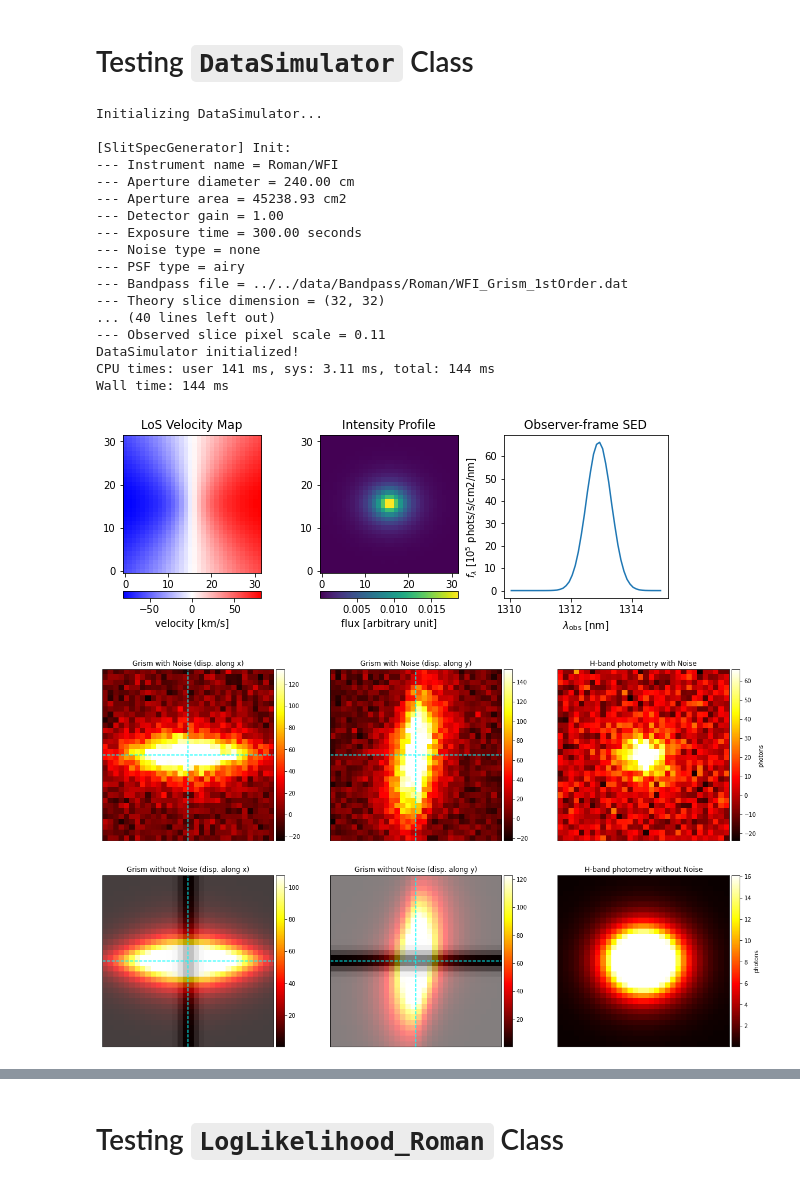
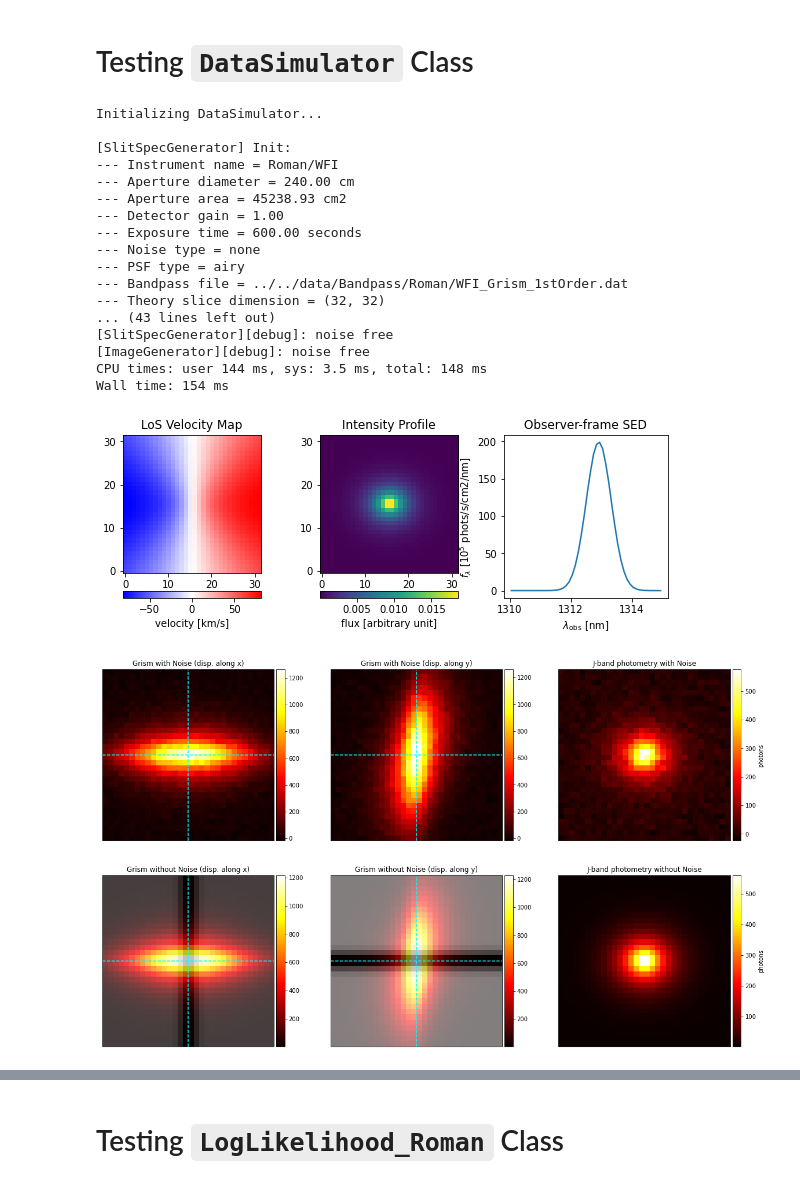
Before and after one commit to KinematicLensing/kl-tools, a Jupyter notebook: notebooks/dev/[module_test]GrismGenerator.ipynb, the cells around one changed output, grey strips where cells are left out. Saved outputs shown, nothing was run; the diff lists cells and outputs as text; code cells hidden in the pictures.

```diff
--- a/notebooks/dev/[module_test]GrismGenerator.ipynb
+++ b/notebooks/dev/[module_test]GrismGenerator.ipynb
@@ -82,7 +83,7 @@ pars_total = {
         # obs-frame continuum normalization (nm, erg/s/cm2/nm)
         'obs_cont_norm': (400, 1.0e-25),
         # a dict of line names and obs-frame flux values (erg/s/cm2)
-        'lines': {'Halpha': 1.0e-15, 'OII':[1e-15, 1.2e-15], 'OIII':[1e-15, 1.2e-15]},
+        'lines': {'Halpha': 3.0e-15, 'OII':[1e-15, 1.2e-15], 'OIII':[1e-15, 1.2e-15]},
         # intrinsic linewidth in nm
         'line_sigma_int': {'Halpha': 0.2, 'OII':[.2,.2], 'OIII':[.3,.3]},
     },
@@ -113,7 +114,7 @@ pars_total = {
              'disp_ang':0.,# radian
              'offset': offset,# pix
              'diameter':240,# cm
-             'exp_time':300.,# seconds
+             'exp_time':600.,# seconds
              'gain':1.,
              'noise':{'type':'none','sky_level':0.65*1.2,'read_noise':8.5,'applied':False}
          },
@@ -132,21 +133,21 @@ pars_total = {
              'disp_ang':np.pi/2.,# radian
              'offset': offset,#pix
              'diameter':240,# cm
-             'exp_time':300.,# seconds
+             'exp_time':600.,# seconds
              'gain':1.,
              'noise':{'type':'none','sky_level':0.65*1.2,'read_noise':8.5,'applied':False}
          },
         'obs_3': {# Roman WFI/Photometry image observation, H band
             'inst_name':'Roman/WFI',
              'type':'photometry',
-             'bandpass':'../../data/Bandpass/Roman/WFI_F129.dat',
+                 'bandpass':'../../data/Bandpass/Roman/WFI_F129.dat',
              'Nx': 32,# number of pixels
              'Ny': 32,
              'pixel_scale': 0.11,# arcsec
              'psf_type':'airy',
              'psf_kwargs':{'fwhm':0.13},# arcsec
              'diameter':240,# cm
-             'exp_time':300.,# seconds
+             'exp_time':600.,# seconds
              'gain':1.,
              'noise':{'type':'none','sky_level':0.65*1.2,'read_noise':8.5,'applied':False},
          },
@@ -173,16 +174,16 @@ Initializing DataSimulator...
 --- Aperture diameter = 240.00 cm
 --- Aperture area = 45238.93 cm2
 --- Detector gain = 1.00
---- Exposure time = 300.00 seconds
+--- Exposure time = 600.00 seconds
 --- Noise type = none
 --- PSF type = airy
 --- Bandpass file = ../../data/Bandpass/Roman/WFI_Grism_1stOrder.dat
 --- Theory slice dimension = (32, 32)
-... (40 lines left out)
---- Observed slice pixel scale = 0.11
-DataSimulator initialized!
-CPU times: user 141 ms, sys: 3.11 ms, total: 144 ms
-Wall time: 144 ms
+... (43 lines left out)
+[SlitSpecGenerator][debug]: noise free
+[ImageGenerator][debug]: noise free
+CPU times: user 144 ms, sys: 3.5 ms, total: 148 ms
+Wall time: 154 ms
 # %%
 fig, axes = plt.subplots(1,3,figsize=(10,3))
 
@@ -206,7 +207,7 @@ axes[2].set_title('Observer-frame SED')
 
 plt.show()
 # %% [output]
-[figure, old version]
+[figure, new version]
 # %%
 %matplotlib inline
 fig, axes = plt.subplots(2,3, figsize=(20,12))
@@ -217,7 +218,7 @@ _d = datavectors[0]+covmats[0]
 cb1 = ax1.imshow(#np.arcsinh(_d),
                 _d,
                  origin='lower', cmap=cmap,
-                 norm=ImageNormalize(_d, interval=ZScaleInterval())
+                 #norm=ImageNormalize(_d, interval=ZScaleInterval())
                 )
 xmid = np.mean(ax1.get_xlim())
 ymid = np.mean(ax1.get_ylim())
@@ -234,7 +235,7 @@ _d = datavectors[1]+covmats[1]
 cb2 = ax2.imshow(#np.arcsinh(_d),
                 _d,
                 origin='lower', cmap=cmap,
-                 norm=ImageNormalize(_d, interval=ZScaleInterval())
+                 #norm=ImageNormalize(_d, interval=ZScaleInterval())
                 )
 xmid = np.mean(ax2.get_xlim())
 ymid = np.mean(ax2.get_ylim())
@@ -250,17 +251,19 @@ ax3 = axes[0,2]
 _d = datavectors[2]+covmats[2]
 cb3 = ax3.imshow(_d,
                  origin='lower', cmap=cmap,
-                norm=ImageNormalize(_d, interval=ZScaleInterval()) )
+                #norm=ImageNormalize(_d, interval=ZScaleInterval())
+                )
 divider = make_axes_locatable(ax3)
 cax = divider.append_axes("right", size="5%", pad=0.05)
-ax3.set_title("H-band photometry with Noise")
+ax3.set_title("J-band photometry with Noise")
 plt.colorbar(cb3, cax=cax, label='photons')
 ax3.set(xticks=[], yticks=[])
 
 ax4 = axes[1,0]
 _d = datavectors[0]
 cb4 = ax4.imshow(_d, origin='lower', cmap=cmap,
-                norm=ImageNormalize(_d, interval=ZScaleInterval()) )
+                #norm=ImageNormalize(_d, interval=ZScaleInterval())
+                )
 ax4.imshow(ds.data_generators[0].slit_mask, origin='lower', cmap='binary', alpha=0.25)
 xmid = np.mean(ax4.get_xlim())
 ymid = np.mean(ax4.get_ylim())
@@ -269,36 +272,38 @@ ax4.axhline(ymid, color='cyan', ls='--')
 divider = make_axes_locatable(ax4)
 cax = divider.append_axes("right", size="5%", pad=0.05)
 ax4.set_title("Grism without Noise (disp. along x)")
 plt.colorbar(cb4, cax=cax)#, label='photons')
 ax4.set(xticks=[], yticks=[])
 
 ax5 = axes[1,1]
 _d = datavectors[1]
 cb5 = ax5.imshow(_d, origin='lower', cmap=cmap,
-                norm=ImageNormalize(_d, interval=ZScaleInterval()) )
+                #norm=ImageNormalize(_d, interval=ZScaleInterval())
+                )
 ax5.imshow(ds.data_generators[1].slit_mask, origin='lower', cmap='binary', alpha=0.5)
 xmid = np.mean(ax5.get_xlim())
 ymid = np.mean(ax5.get_ylim())
 ax5.axvline(xmid, color='cyan', ls='--')
 ax5.axhline(ymid, color='cyan', ls='--')
 divider = make_axes_locatable(ax5)
 cax = divider.append_axes("right", size="5%", pad=0.05)
 ax5.set_title("Grism without Noise (disp. along y)")
 plt.colorbar(cb5, cax=cax)#, label='photons')
 ax5.set(xticks=[], yticks=[])
 
 ax6 = axes[1,2]
 _d = datavectors[2]
 cb6 = ax6.imshow(_d, origin='lower', cmap=cmap,
-                norm=ImageNormalize(_d, interval=ZScaleInterval()) )
+                #norm=ImageNormalize(_d, interval=ZScaleInterval())
+                )
 divider = make_axes_locatable(ax6)
 cax = divider.append_axes("right", size="5%", pad=0.05)
-ax6.set_title("H-band photometry without Noise")
+ax6.set_title("J-band photometry without Noise")
 plt.colorbar(cb6, cax=cax, label='photons')
 ax6.set(xticks=[], yticks=[])
 
 plt.show()
 # %% [output]
-[figure, old version]
+[figure, new version]
 # %%
 idx = 2
```
Also changed, not shown: parts of 17 cells of this notebook, 3 other files.
